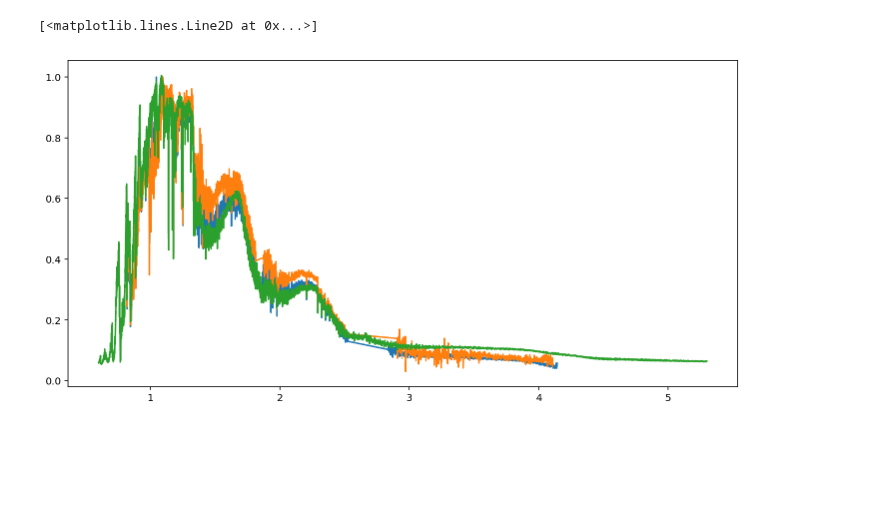
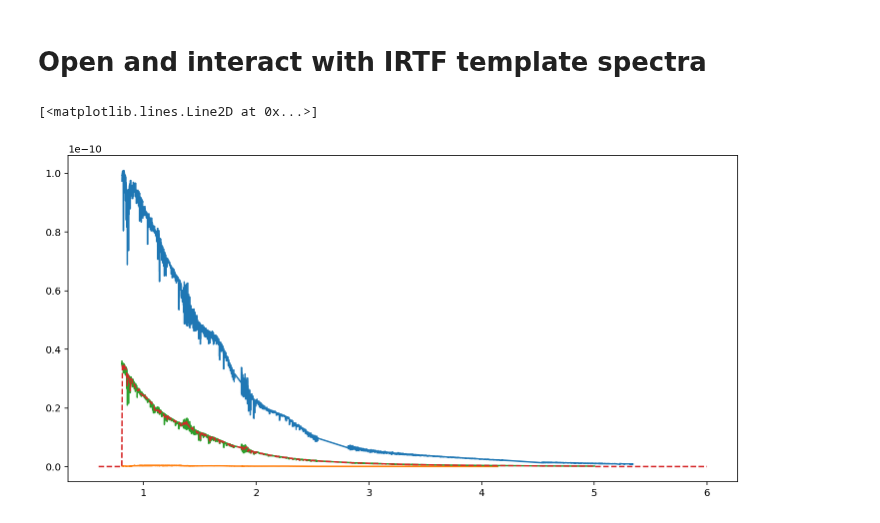
Before and after one commit to bmorris3/libra, a Jupyter notebook: notebooks/irtf.ipynb, the cells around one changed output. Cells and saved outputs as stored; diff of their text form; code cells hidden in the pictures; blank space fills up the shorter version.

Commit message:
unifying 1d spectra templates/models

```diff
--- a/notebooks/irtf.ipynb
+++ b/notebooks/irtf.ipynb
@@ -63,12 +1,2 @@ print(result)
-# %%
-plt.figure(figsize=(12, 6))
-plt.plot(irtf1.wavelength, irtf1.flux)
-plt.plot(irtf2.wavelength, irtf2.flux)
-
-f = flux_model(result[0], model)
-plt.plot(model.wavelength, gaussian_filter1d(f, 80))
-# %% [output]
-[<matplotlib.lines.Line2D at 0x...>]
-[figure, removed]
-# %% [markdown]
-#
+# %% [markdown]
+# Open and interact with IRTF template spectra
@@ -74,0 +15,17 @@ plt.plot(model.wavelength, gaussian_filter1d(f, 80))
+# %%
+from libra import IRTFTemplate
+
+m2v = IRTFTemplate('M2V')
+m8v = IRTFTemplate('M8V')
+k2v = IRTFTemplate('K2V')
+
+plt.figure(figsize=(12, 6))
+plt.plot(m2v.wavelength, m2v.flux)
+plt.plot(m8v.wavelength, m8v.flux)
+plt.plot(k2v.wavelength, k2v.flux)
+
+wavelengths = np.linspace(0.6, 6, 1000)
+plt.plot(wavelengths, k2v.interp_flux(wavelengths), ls='--')
+# %% [output]
+[<matplotlib.lines.Line2D at 0x...>]
+[figure, added]
```
Also changed, not shown: parts of 3 cells of this notebook, 10 other files.
